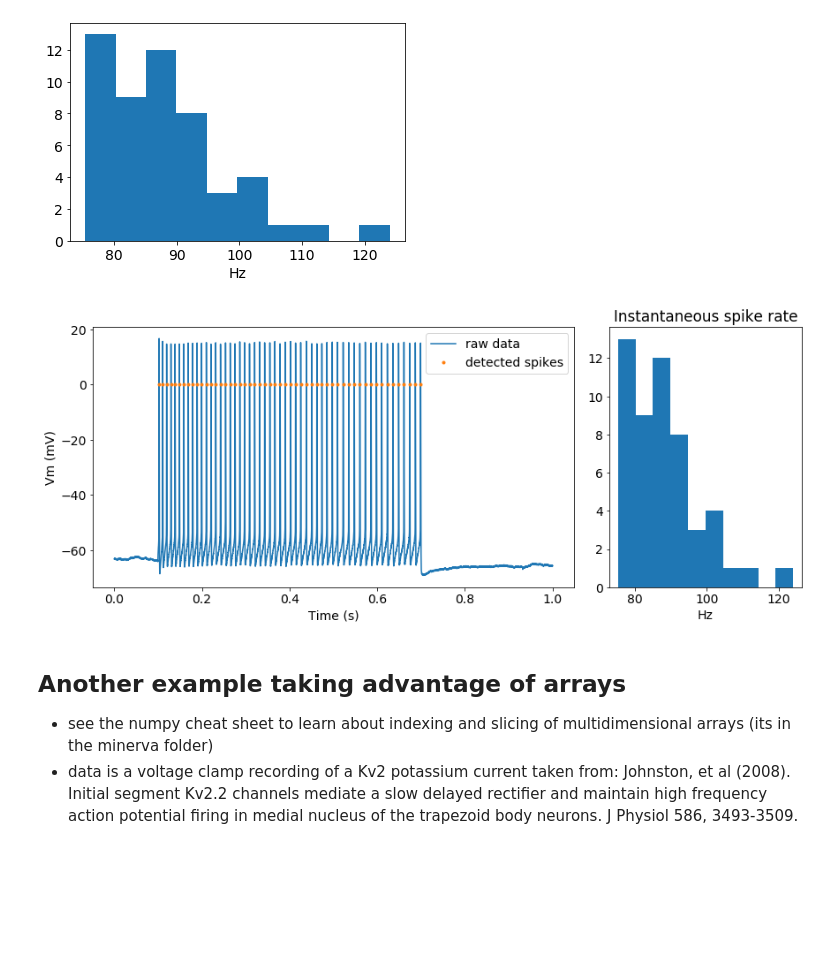
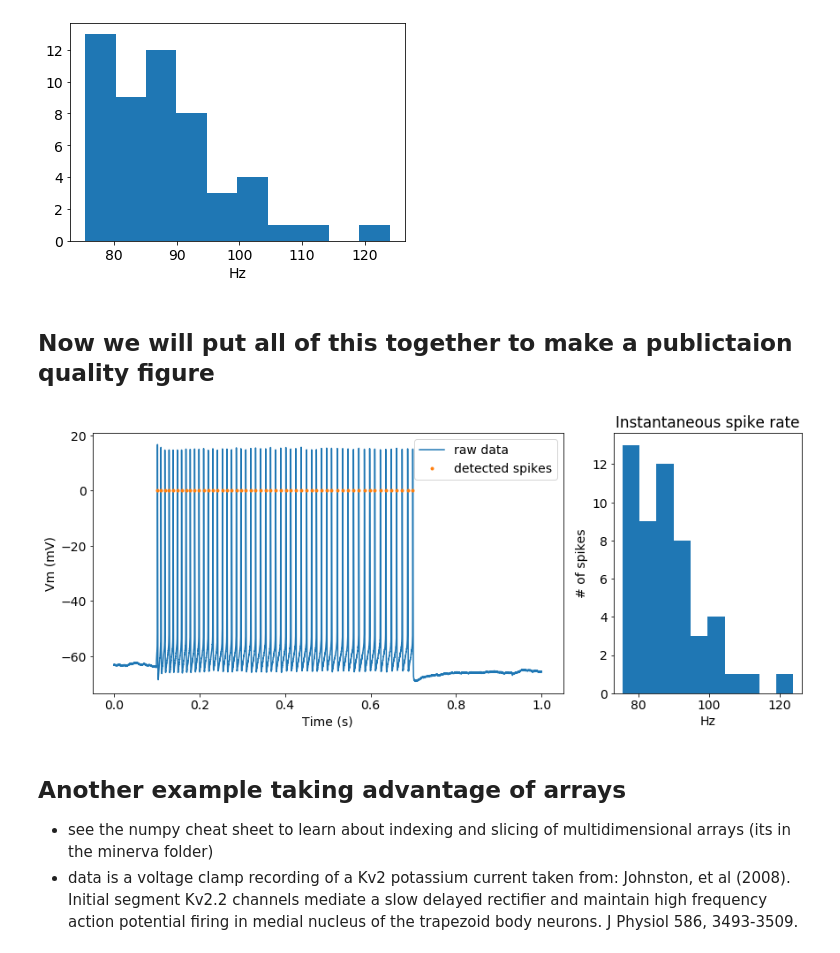
Before and after one commit to inchinn1/DataAnalysisTutorialJupyter, a Jupyter notebook: ADAPythonIntro.ipynb, the cells around one changed output. Cells and saved outputs as stored; diff of their text form; code cells hidden in the pictures; blank space fills up the shorter version.

```diff
--- a/ADAPythonIntro.ipynb
+++ b/ADAPythonIntro.ipynb
@@ -249,22 +252,25 @@ print('The mean spike rate is',1/meanISI,'Hz')
 # %% [output]
 The mean spike rate is 87.15083798882682 Hz
 [figure]
+# %% [markdown]
+## Now we will put all of this together to make a publictaion quality figure
 # %%
 fig, axs = plt.subplots(1, 2, figsize=(12, 5),constrained_layout=True, gridspec_kw={'width_ratios': [2.5, 1]})
 # create a new canvas that is 12 x 5 for the figure with a constrained layout with 1 row and 2 columns of subplots
 # we then specify that the left column should be 2.5 time wider than the right
 
 axs[0].plot(xScale,data,label='raw data');
 axs[0].plot(peaks,peakY,'.',label='detected spikes');
 axs[0].set_xlabel('Time (s)');
 axs[0].set_ylabel('Vm (mV)');
 axs[0].legend()
 
 axs[1].hist(1/interSpikeIntervals);
 axs[1].set_xlabel('Hz');
+axs[1].set_ylabel('# of spikes');
 axs[1].set_title('Instantaneous spike rate');
 # %% [output]
-[figure, old version]
+[figure, new version]
 # %% [markdown]
 ## Another example taking advantage of arrays
 - see the numpy cheat sheet to learn about indexing and slicing of multidimensional arrays (its in the minerva folder)
```
Also changed, not shown: parts of 9 cells of this notebook.
